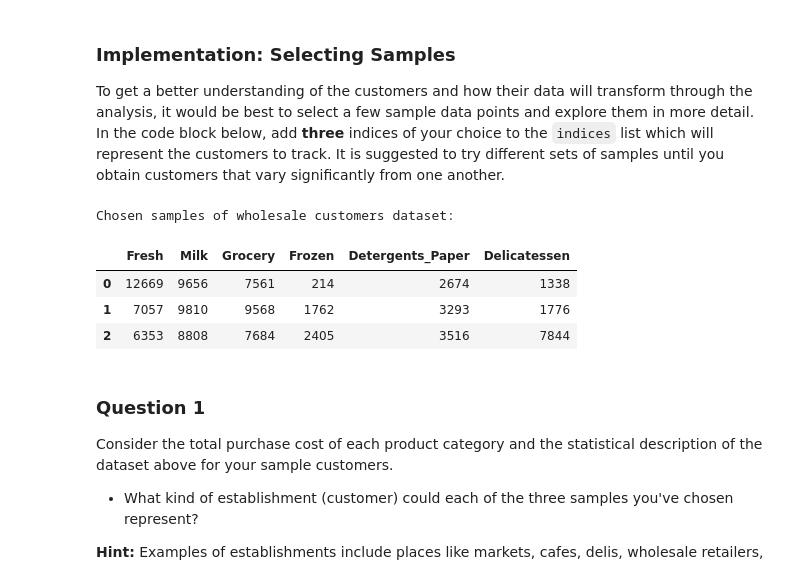
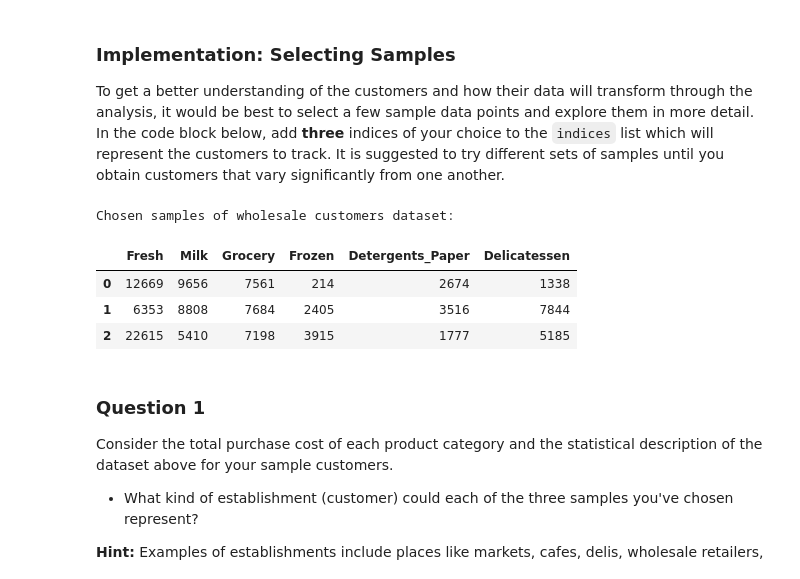
Before and after one commit to gotamist/other, a Jupyter notebook: clustering/customer_segments/customer_segments.ipynb, the cells around one changed output. Saved outputs shown, nothing was run; the diff lists cells and outputs as text; code cells hidden in the pictures.

```diff
--- a/clustering/customer_segments/customer_segments.ipynb
+++ b/clustering/customer_segments/customer_segments.ipynb
@@ -31,7 +31,8 @@ import visuals as vs
 # Load the wholesale customers dataset
 try:
     data = pd.read_csv("customers.csv")
-    data.drop(['Region', 'Channel'], axis = 1, inplace = True)
+    keep_aside = data[[ 'Region', 'Channel'] ]
+    data.drop( ['Region', 'Channel'], axis = 1, inplace = True)
     print("Wholesale customers dataset has {} samples with {} features each.".format(*data.shape))
 except:
     print("Dataset could not be loaded. Is the dataset missing?")
@@ -69,18 +70,18 @@ display(data.describe())
 To get a better understanding of the customers and how their data will transform through the analysis, it would be best to select a few sample data points and explore them in more detail. In the code block below, add **three** indices of your choice to the `indices` list which will represent the customers to track. It is suggested to try different sets of samples until you obtain customers that vary significantly from one another.
 # %%
 # TODO: Select three indices of your choice you wish to sample from the dataset
-indices = [0,1,2]
+indices = [0,2, 4]
 
 # Create a DataFrame of the chosen samples
 samples = pd.DataFrame(data.loc[indices], columns = data.keys()).reset_index(drop = True)
 print("Chosen samples of wholesale customers dataset:")
 display(samples)
 # %% [output]
 Chosen samples of wholesale customers dataset:
 |  | Fresh | Milk | Grocery | Frozen | Detergents_Paper | Delicatessen |
 | 0 | 12669 | 9656 | 7561 | 214 | 2674 | 1338 |
-| 1 | 7057 | 9810 | 9568 | 1762 | 3293 | 1776 |
-| 2 | 6353 | 8808 | 7684 | 2405 | 3516 | 7844 |
+| 1 | 6353 | 8808 | 7684 | 2405 | 3516 | 7844 |
+| 2 | 22615 | 5410 | 7198 | 3915 | 1777 | 5185 |
 # %% [markdown]
 ### Question 1
 Consider the total purchase cost of each product category and the statistical description of the dataset above for your sample customers.
```
Also changed, not shown: parts of 27 cells of this notebook.
